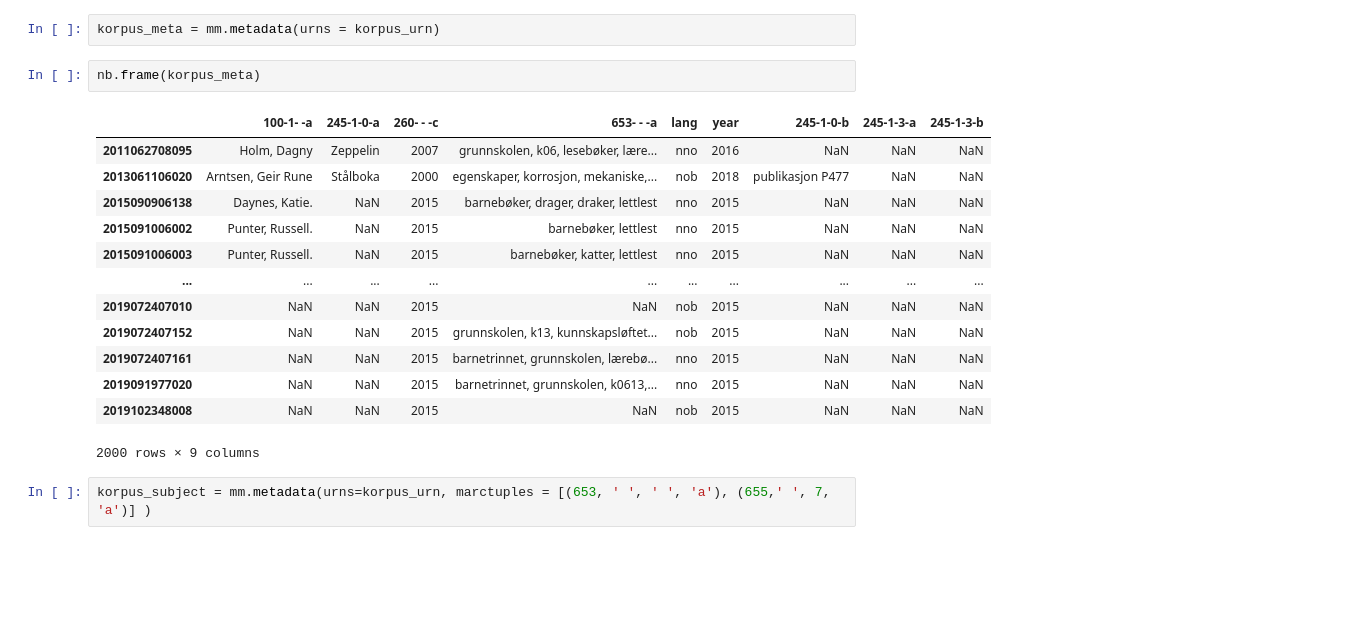
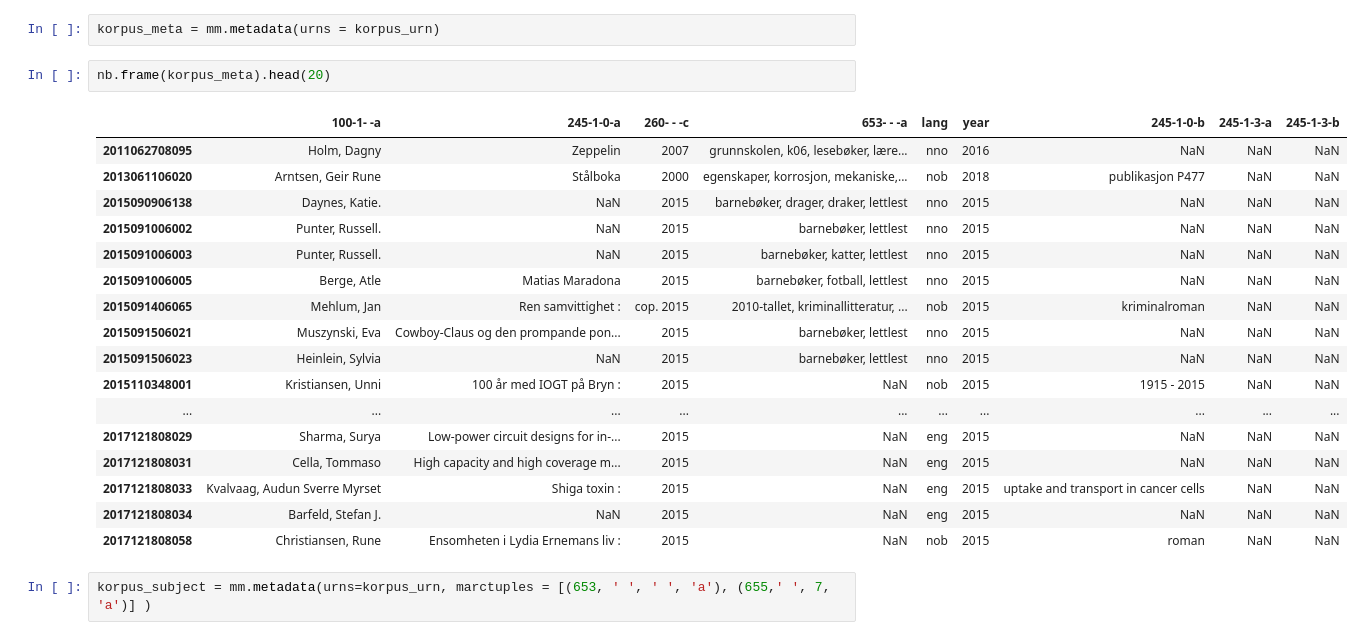
Before and after one commit to Yoonsen/Miscellaneous-Notebooks, a Jupyter notebook: Nasjonalbibliografien.ipynb, the cells around one changed output. Cells and saved outputs as stored; diff of their text form; blank space fills up the shorter version.

```diff
--- a/Nasjonalbibliografien.ipynb
+++ b/Nasjonalbibliografien.ipynb
@@ -154,21 +174,25 @@ korpus_urn = [x[1] for x in korpus]
 # %%
 korpus_meta = mm.metadata(urns = korpus_urn)
 # %%
-nb.frame(korpus_meta)
+nb.frame(korpus_meta).head(20)
 # %% [output]
 |  | 100-1- -a | 245-1-0-a | 260- - -c | 653- - -a | lang | year | 245-1-0-b | 245-1-3-a | 245-1-3-b |
 | 2011062708095 | Holm, Dagny | Zeppelin | 2007 | grunnskolen, k06, lesebøker, lære... | nno | 2016 | NaN | NaN | NaN |
 | 2013061106020 | Arntsen, Geir Rune | Stålboka | 2000 | egenskaper, korrosjon, mekaniske,... | nob | 2018 | publikasjon P477 | NaN | NaN |
 | 2015090906138 | Daynes, Katie. | NaN | 2015 | barnebøker, drager, draker, lettlest | nno | 2015 | NaN | NaN | NaN |
 | 2015091006002 | Punter, Russell. | NaN | 2015 | barnebøker, lettlest | nno | 2015 | NaN | NaN | NaN |
 | 2015091006003 | Punter, Russell. | NaN | 2015 | barnebøker, katter, lettlest | nno | 2015 | NaN | NaN | NaN |
+| 2015091006005 | Berge, Atle | Matias Maradona | 2015 | barnebøker, fotball, lettlest | nno | 2015 | NaN | NaN | NaN |
+| 2015091406065 | Mehlum, Jan | Ren samvittighet : | cop. 2015 | 2010-tallet, kriminallitteratur, ... | nob | 2015 | kriminalroman | NaN | NaN |
+| 2015091506021 | Muszynski, Eva | Cowboy-Claus og den prompande pon... | 2015 | barnebøker, lettlest | nno | 2015 | NaN | NaN | NaN |
+| 2015091506023 | Heinlein, Sylvia | NaN | 2015 | barnebøker, lettlest | nno | 2015 | NaN | NaN | NaN |
+| 2015110348001 | Kristiansen, Unni | 100 år med IOGT på Bryn : | 2015 | NaN | nob | 2015 | 1915 - 2015 | NaN | NaN |
 | ... | ... | ... | ... | ... | ... | ... | ... | ... | ... |
-| 2019072407010 | NaN | NaN | 2015 | NaN | nob | 2015 | NaN | NaN | NaN |
-| 2019072407152 | NaN | NaN | 2015 | grunnskolen, k13, kunnskapsløftet... | nob | 2015 | NaN | NaN | NaN |
-| 2019072407161 | NaN | NaN | 2015 | barnetrinnet, grunnskolen, lærebø... | nno | 2015 | NaN | NaN | NaN |
-| 2019091977020 | NaN | NaN | 2015 | barnetrinnet, grunnskolen, k0613,... | nno | 2015 | NaN | NaN | NaN |
-| 2019102348008 | NaN | NaN | 2015 | NaN | nob | 2015 | NaN | NaN | NaN |
+| 2017121808029 | Sharma, Surya | Low-power circuit designs for in-... | 2015 | NaN | eng | 2015 | NaN | NaN | NaN |
+| 2017121808031 | Cella, Tommaso | High capacity and high coverage m... | 2015 | NaN | eng | 2015 | NaN | NaN | NaN |
+| 2017121808033 | Kvalvaag, Audun Sverre Myrset | Shiga toxin : | 2015 | NaN | eng | 2015 | uptake and transport in cancer cells | NaN | NaN |
+| 2017121808034 | Barfeld, Stefan J. | NaN | 2015 | NaN | eng | 2015 | NaN | NaN | NaN |
+| 2017121808058 | Christiansen, Rune | Ensomheten i Lydia Ernemans liv : | 2015 | NaN | nob | 2015 | roman | NaN | NaN |
-2000 rows × 9 columns
 # %%
 korpus_subject = mm.metadata(urns=korpus_urn, marctuples = [(653, ' ', ' ', 'a'), (655,' ', 7, 'a')] )
 # %%
```
Also changed, not shown: parts of 1 cell of this notebook, 4 other files.
